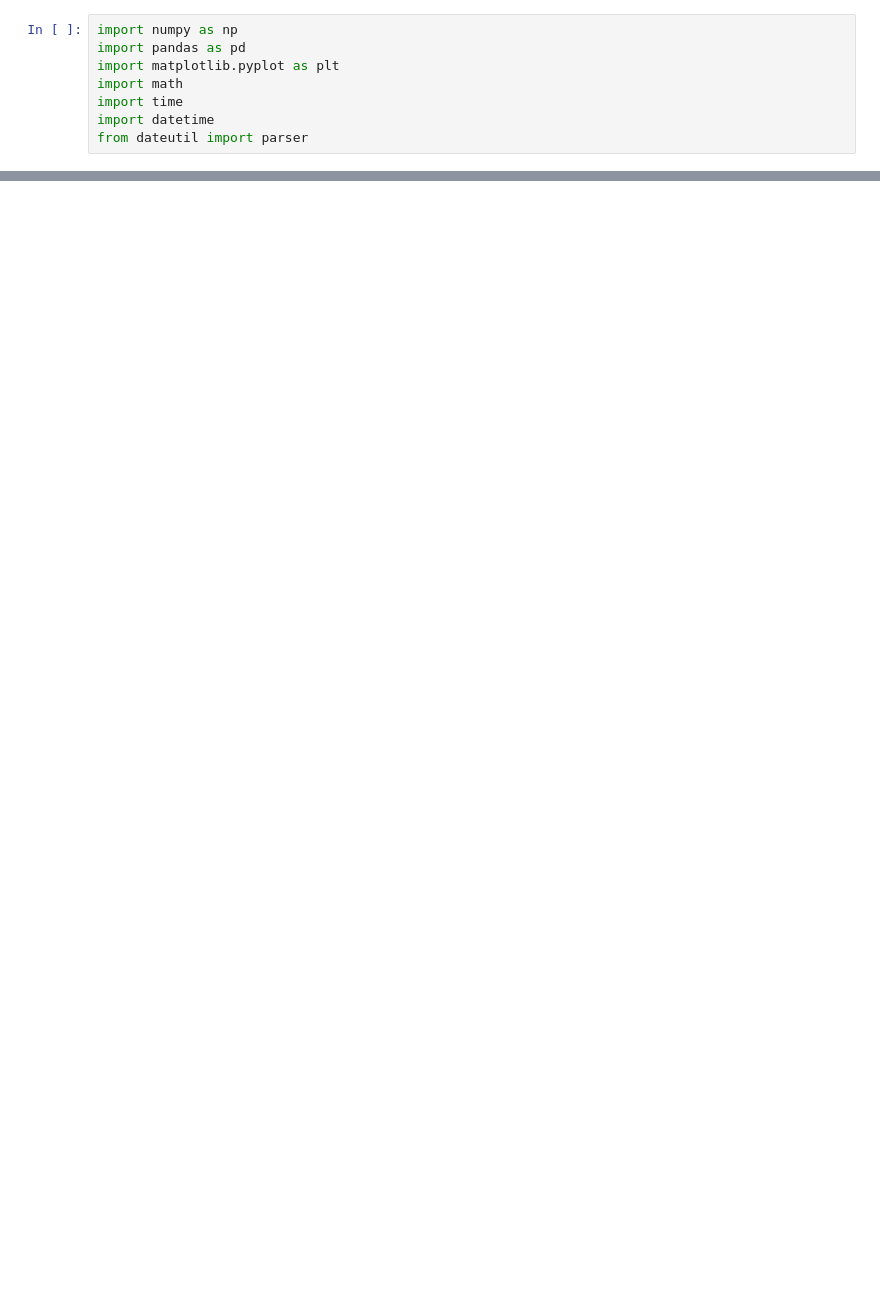
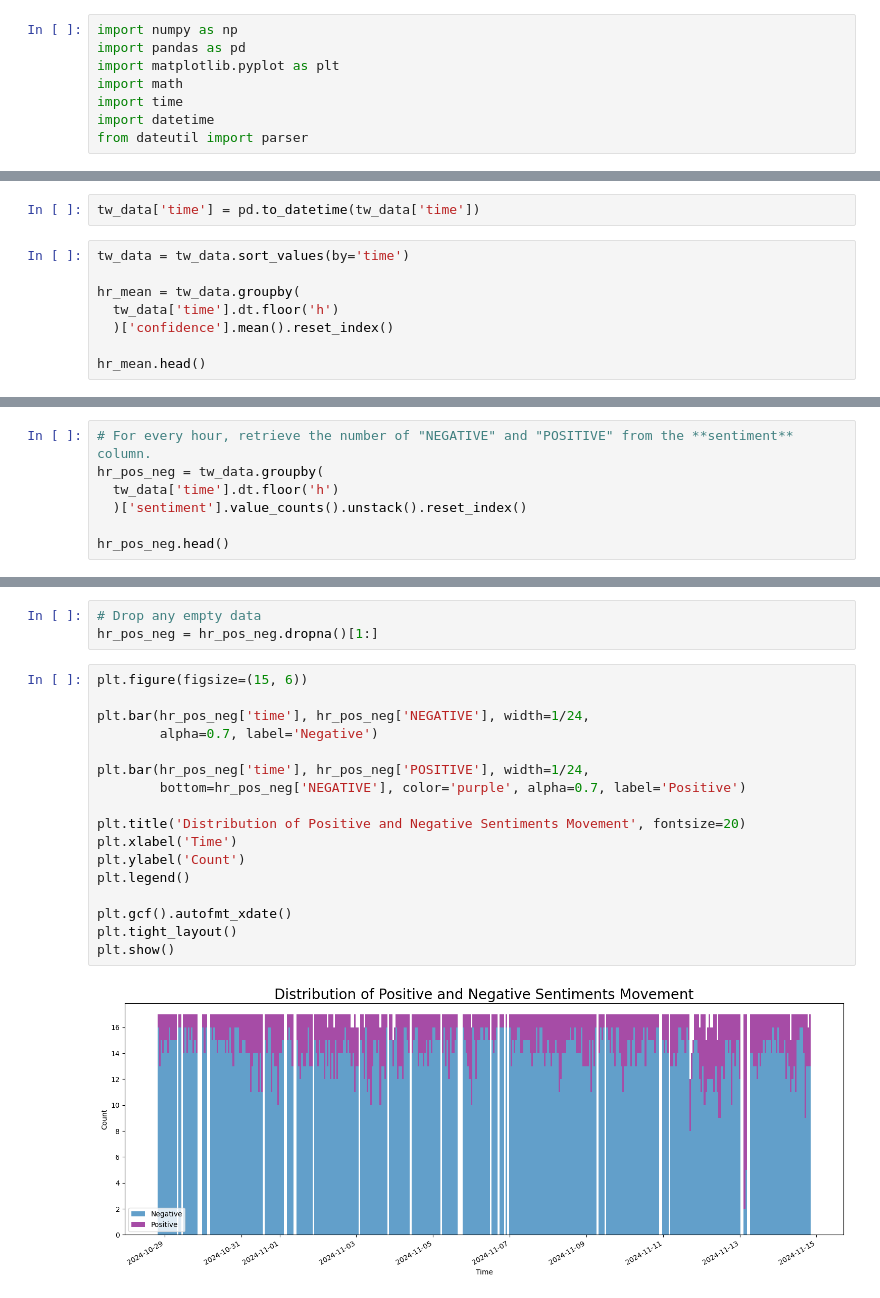
Before and after one commit to RubyQianru/Crypto-Price-and-Twitter-Sentimental-Analysis, a Jupyter notebook: main.ipynb, the cells around one changed output, grey strips where cells are left out. Saved outputs shown, nothing was run; the diff lists cells and outputs as text; blank space fills up the shorter version.

```diff
--- a/main.ipynb
+++ b/main.ipynb
@@ -55,0 +190,10 @@ plt.show()
+# %%
+tw_data['time'] = pd.to_datetime(tw_data['time'])
+# %%
+tw_data = tw_data.sort_values(by='time')
+
+hr_mean = tw_data.groupby(
+  tw_data['time'].dt.floor('h')
+  )['confidence'].mean().reset_index()
+
+hr_mean.head()
@@ -55,0 +253,7 @@ plt.show()
+# %%
+# For every hour, retrieve the number of "NEGATIVE" and "POSITIVE" from the **sentiment** column.
+hr_pos_neg = tw_data.groupby(
+  tw_data['time'].dt.floor('h')
+  )['sentiment'].value_counts().unstack().reset_index()
+
+hr_pos_neg.head()
@@ -55,0 +276,22 @@ plt.show()
+# %%
+# Drop any empty data
+hr_pos_neg = hr_pos_neg.dropna()[1:]
+# %%
+plt.figure(figsize=(15, 6))
+
+plt.bar(hr_pos_neg['time'], hr_pos_neg['NEGATIVE'], width=1/24,
+        alpha=0.7, label='Negative')
+
+plt.bar(hr_pos_neg['time'], hr_pos_neg['POSITIVE'], width=1/24,
+        bottom=hr_pos_neg['NEGATIVE'], color='purple', alpha=0.7, label='Positive')
+
+plt.title('Distribution of Positive and Negative Sentiments Movement', fontsize=20)
+plt.xlabel('Time')
+plt.ylabel('Count')
+plt.legend()
+
+plt.gcf().autofmt_xdate()
+plt.tight_layout()
+plt.show()
+# %% [output]
+[figure, added]
```
Also changed, not shown: parts of 30 cells of this notebook, 4 other files.
